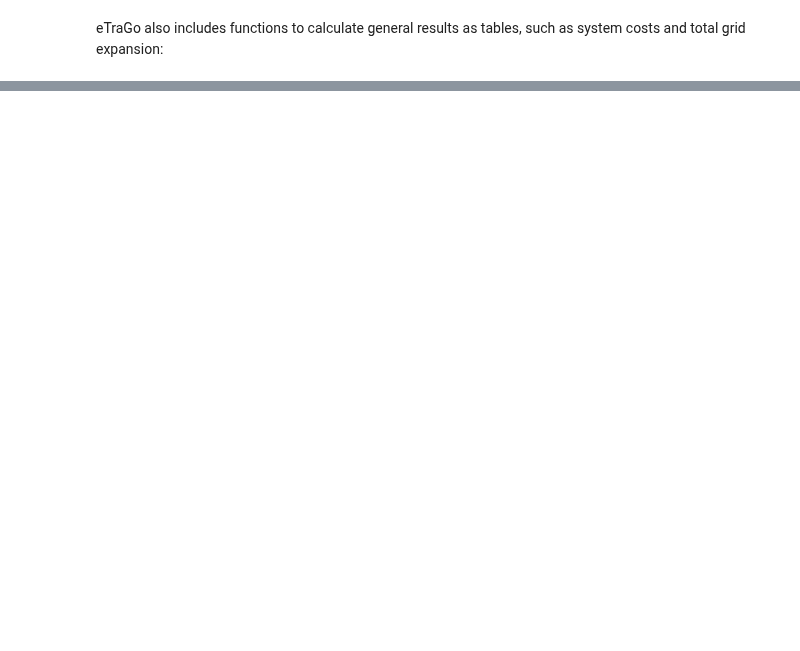
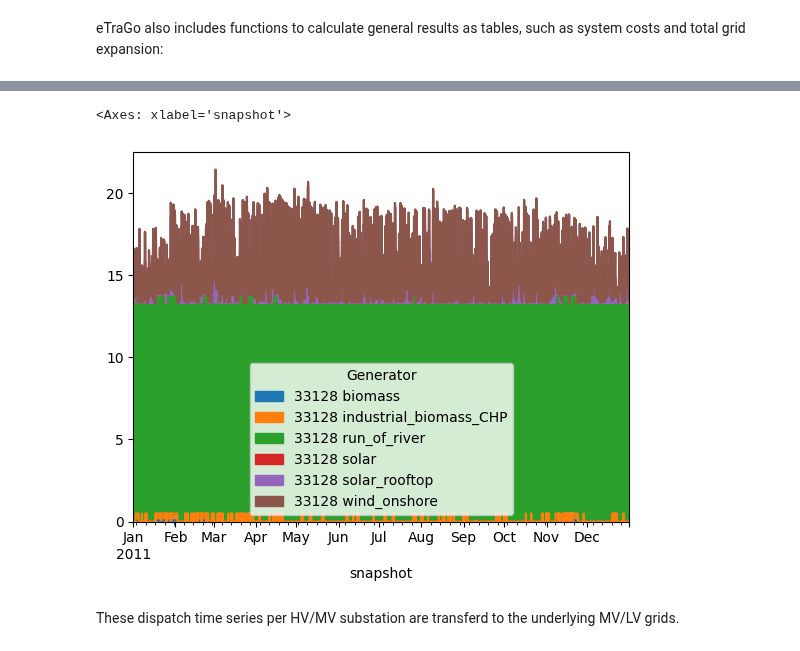
Before and after one commit to openego/eTraGo, a Jupyter notebook: examples/fne_2026.ipynb, the cells around one changed output, grey strips where cells are left out. Cells and saved outputs as stored; diff of their text form; code cells hidden in the pictures; blank space fills up the shorter version.

```diff
--- a/examples/fne_2026.ipynb
+++ b/examples/fne_2026.ipynb
@@ -251,0 +242,11 @@ etrago_larger_model.results
+# %%
+mv_id = "33128"
+
+gens = etrago_larger_model.disaggregated_network.generators[etrago_larger_model.disaggregated_network.generators.bus==mv_id]
+# %%
+etrago_larger_model.disaggregated_network.generators_t.p[gens.index].plot(kind="area", stacked = True)
+# %% [output]
+<Axes: xlabel='snapshot'>
+[figure, added]
+# %% [markdown]
+These dispatch time series per HV/MV substation are transferd to the underlying MV/LV grids.
```
Also changed, not shown: parts of 34 cells of this notebook.
